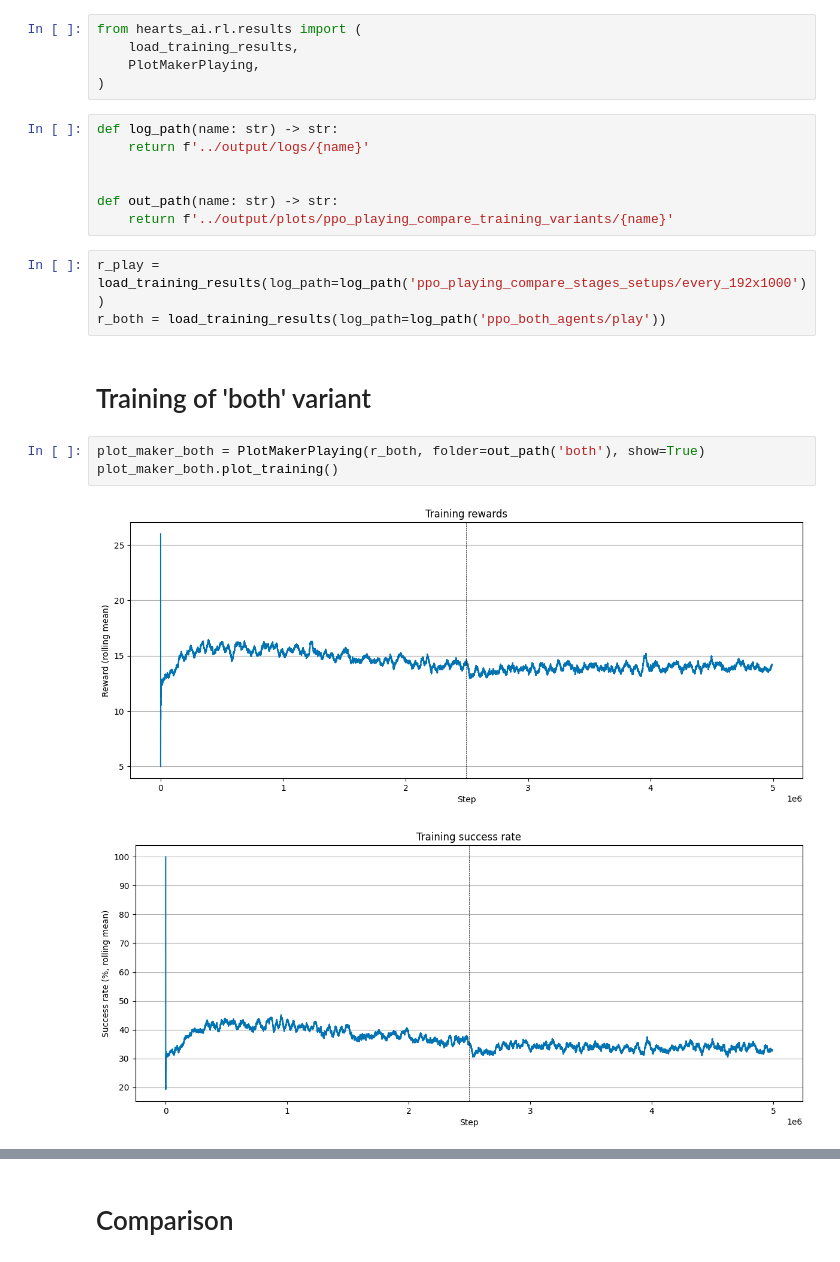
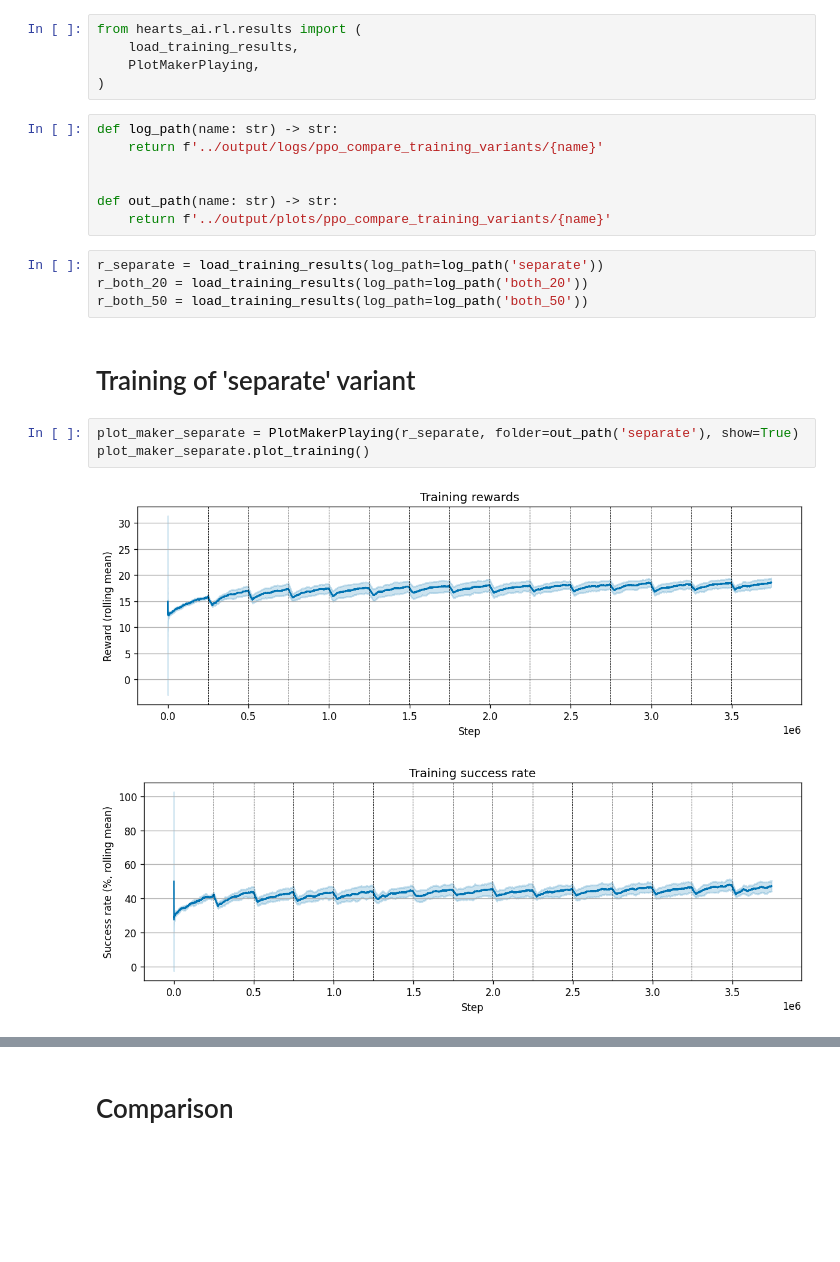
Before and after one commit to maciejors/hearts_ai, a Jupyter notebook: notebooks/results_ppo_compare_training_variants.ipynb, the cells around one changed output, grey strips where cells are left out. Saved outputs shown, nothing was run; the diff lists cells and outputs as text; blank space fills up the shorter version.

Commit message:
add results for ex. 4

```diff
--- a/notebooks/results_ppo_compare_training_variants.ipynb
+++ b/notebooks/results_ppo_compare_training_variants.ipynb
@@ -8,19 +8,20 @@ from hearts_ai.rl.results import (
 )
 # %%
 def log_path(name: str) -> str:
-    return f'../output/logs/{name}'
+    return f'../output/logs/ppo_compare_training_variants/{name}'
 
 
 def out_path(name: str) -> str:
-    return f'../output/plots/ppo_playing_compare_training_variants/{name}'
+    return f'../output/plots/ppo_compare_training_variants/{name}'
 # %%
-r_play = load_training_results(log_path=log_path('ppo_playing_compare_stages_setups/every_192x1000'))
-r_both = load_training_results(log_path=log_path('ppo_both_agents/play'))
+r_separate = load_training_results(log_path=log_path('separate'))
+r_both_20 = load_training_results(log_path=log_path('both_20'))
+r_both_50 = load_training_results(log_path=log_path('both_50'))
 # %% [markdown]
-# Training of 'both' variant
+# Training of 'separate' variant
 # %%
-plot_maker_both = PlotMakerPlaying(r_both, folder=out_path('both'), show=True)
-plot_maker_both.plot_training()
+plot_maker_separate = PlotMakerPlaying(r_separate, folder=out_path('separate'), show=True)
+plot_maker_separate.plot_training()
 # %% [output]
-[figure, old version]
+[figure, new version]
-[figure, old version]
+[figure, new version]
```
Also changed, not shown: parts of 7 cells of this notebook.
